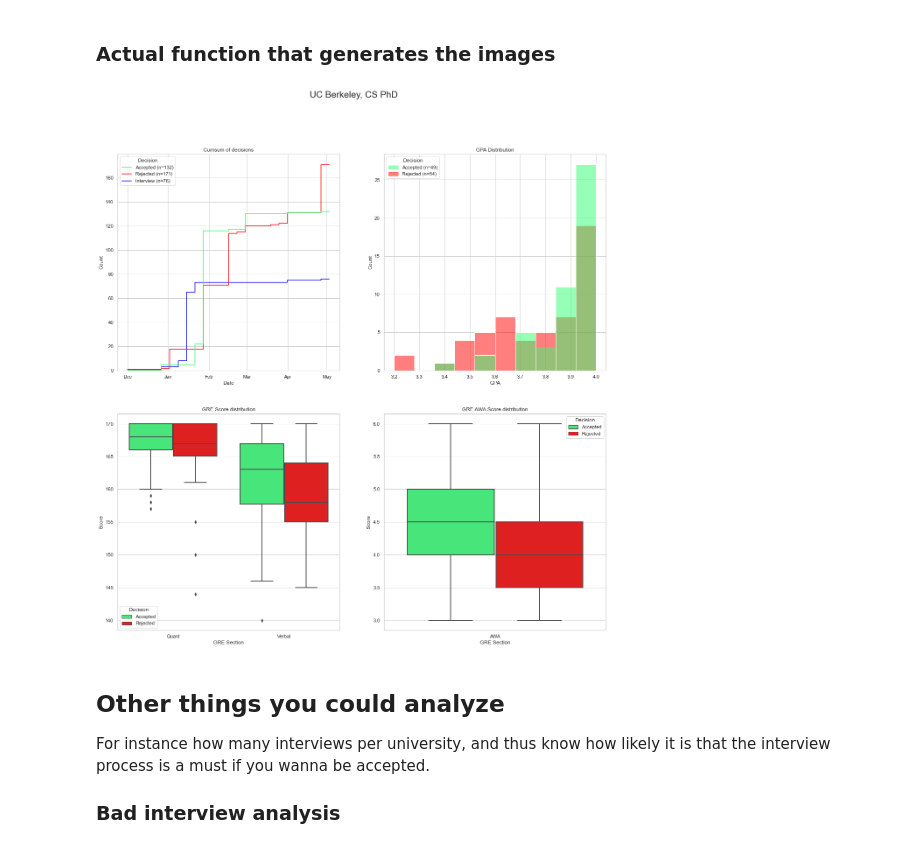
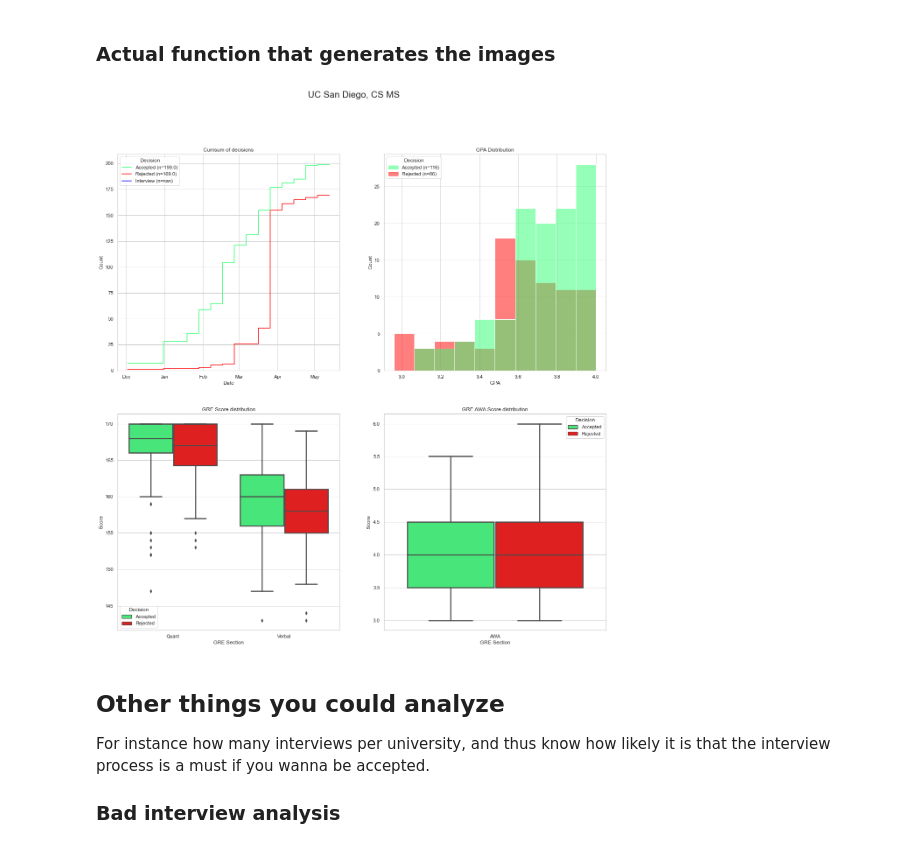
Before and after one commit to jjdelvalle/gradcafe_analysis, a Jupyter notebook: app/GradAnalysis.ipynb, the cells around one changed output. Drawn from its saved outputs; the diff is of its cells as text; code cells hidden in the pictures.

```diff
--- a/app/GradAnalysis.ipynb
+++ b/app/GradAnalysis.ipynb
@@ -172,7 +172,7 @@ def get_uni_stats(u_df, search: str = None, title: str = None, degree: str = 'MS
                 x='gre_type',
                 y='score',
                 hue='decisionfin',
-                linewidth=2,
+                linewidth=2.5,
                 hue_order=['Accepted', 'Rejected'],
                 ax=ax[1][0])
     leg = ax[1][0].get_legend()
@@ -188,7 +188,7 @@ def get_uni_stats(u_df, search: str = None, title: str = None, degree: str = 'MS
                 x=['AWA'] * len(u_df[mscs_filt]),
                 y='grew',
                 hue='decisionfin',
-                linewidth=2,
+                linewidth=2.5,
                 hue_order=['Accepted', 'Rejected'],
                 ax=ax[1][1])
     leg = ax[1][1].get_legend()
@@ -203,9 +203,9 @@ def get_uni_stats(u_df, search: str = None, title: str = None, degree: str = 'MS
     plt.savefig('output/' + title + '_' + field + ' ' + degree + '.png')
     fig
 # %%
-get_uni_stats(df_1720, search='berkeley', title='UC Berkeley', degree='PhD', field='CS')
+get_uni_stats(df_1720, search='ucsd', title='UC San Diego', degree='MS', field='CS')
 # %% [output]
-[figure, old version]
+[figure, new version]
 # %% [markdown]
 ## Other things you could analyze
 
```
Also changed, not shown: parts of 2 cells of this notebook, 1 other file.
